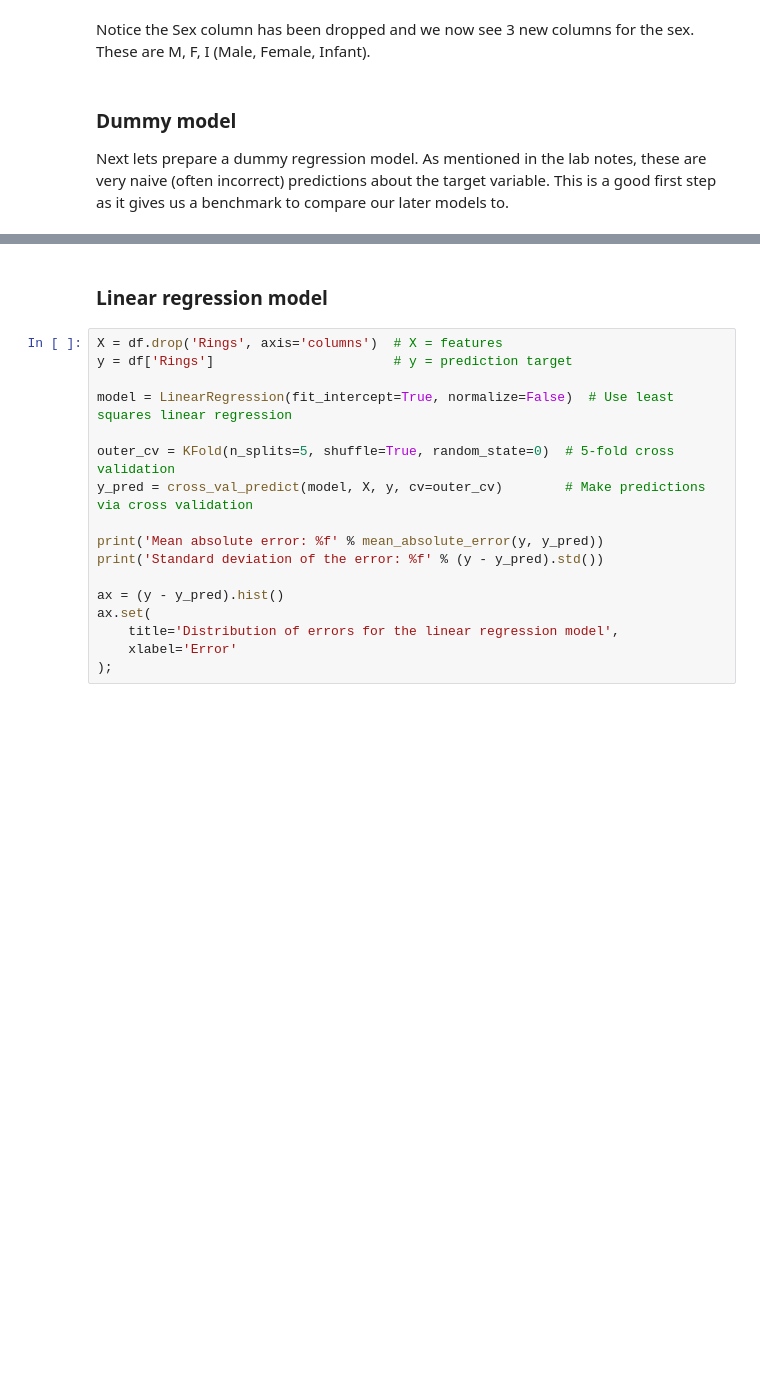
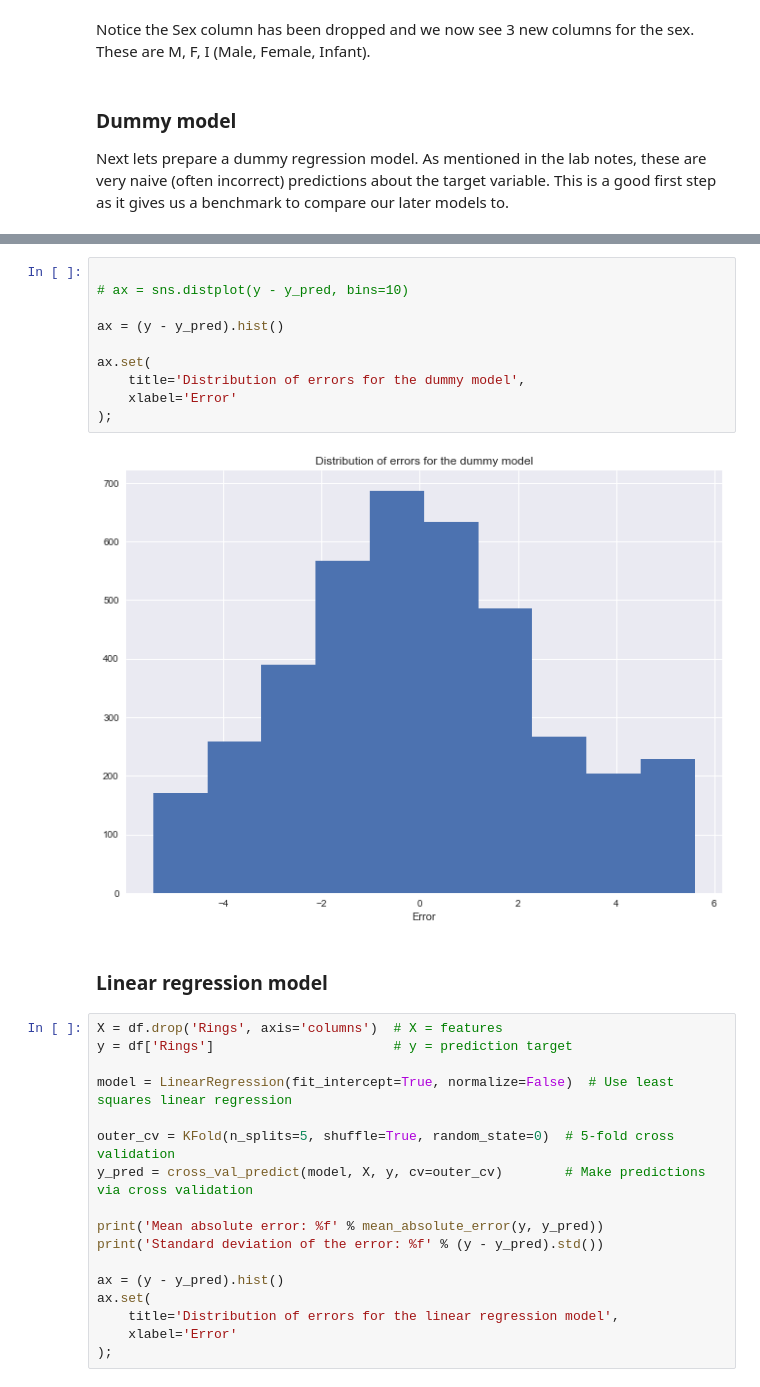
Before and after one commit to el-davo/msc-data-analytics-notebook, a Jupyter notebook: task1.ipynb, the cells around one changed output, grey strips where cells are left out. Drawn from its saved outputs; the diff is of its cells as text; blank space fills up the shorter version.

```diff
--- a/task1.ipynb
+++ b/task1.ipynb
@@ -267,3 +306,15 @@ ax.set(
+# %%
+
+# ax = sns.distplot(y - y_pred, bins=10)
+
+ax = (y - y_pred).hist()
+
+ax.set(
+    title='Distribution of errors for the dummy model',
+    xlabel='Error'
+);
+# %% [output]
+[figure, added]
 # %% [markdown]
 ### Linear regression model
 # %%
```
Also changed, not shown: parts of 8 cells of this notebook.
